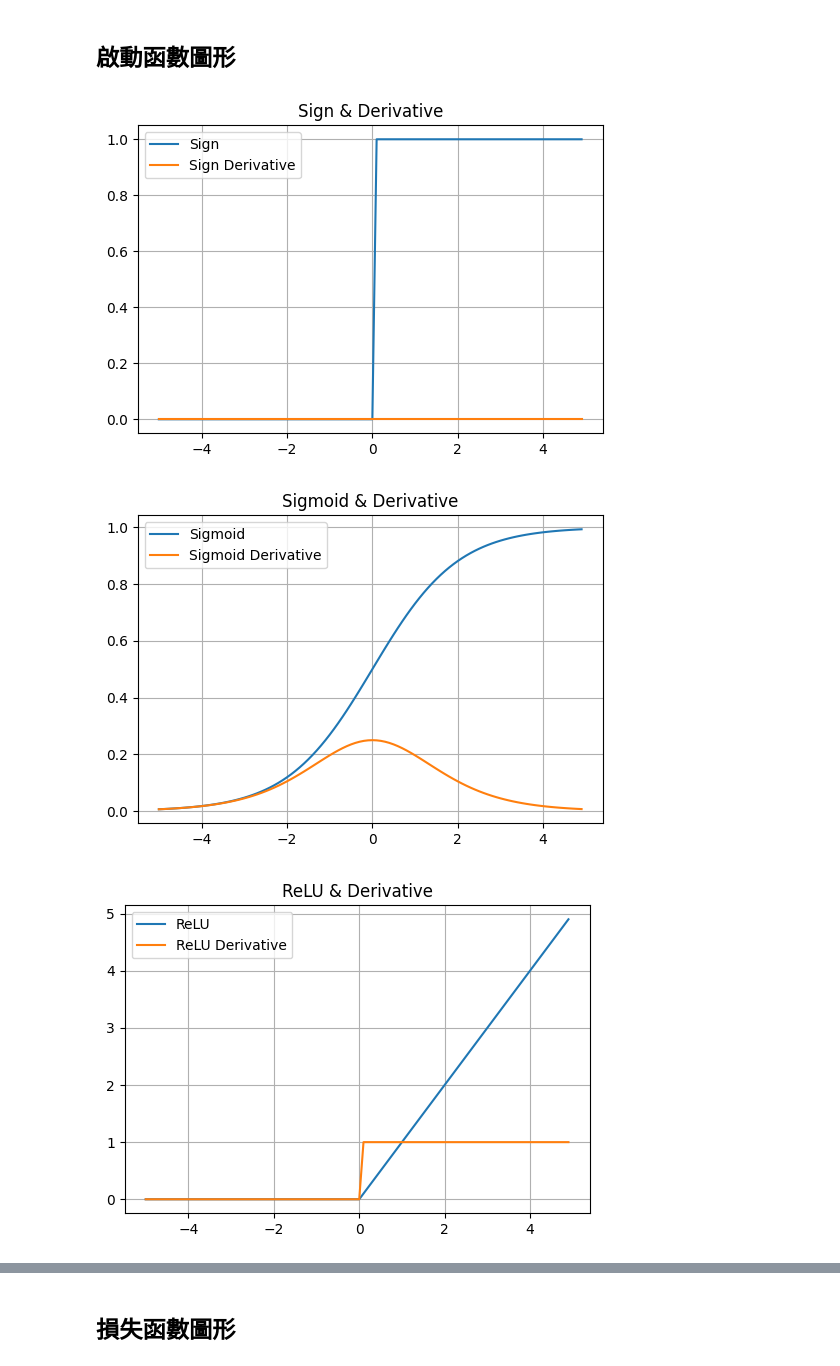
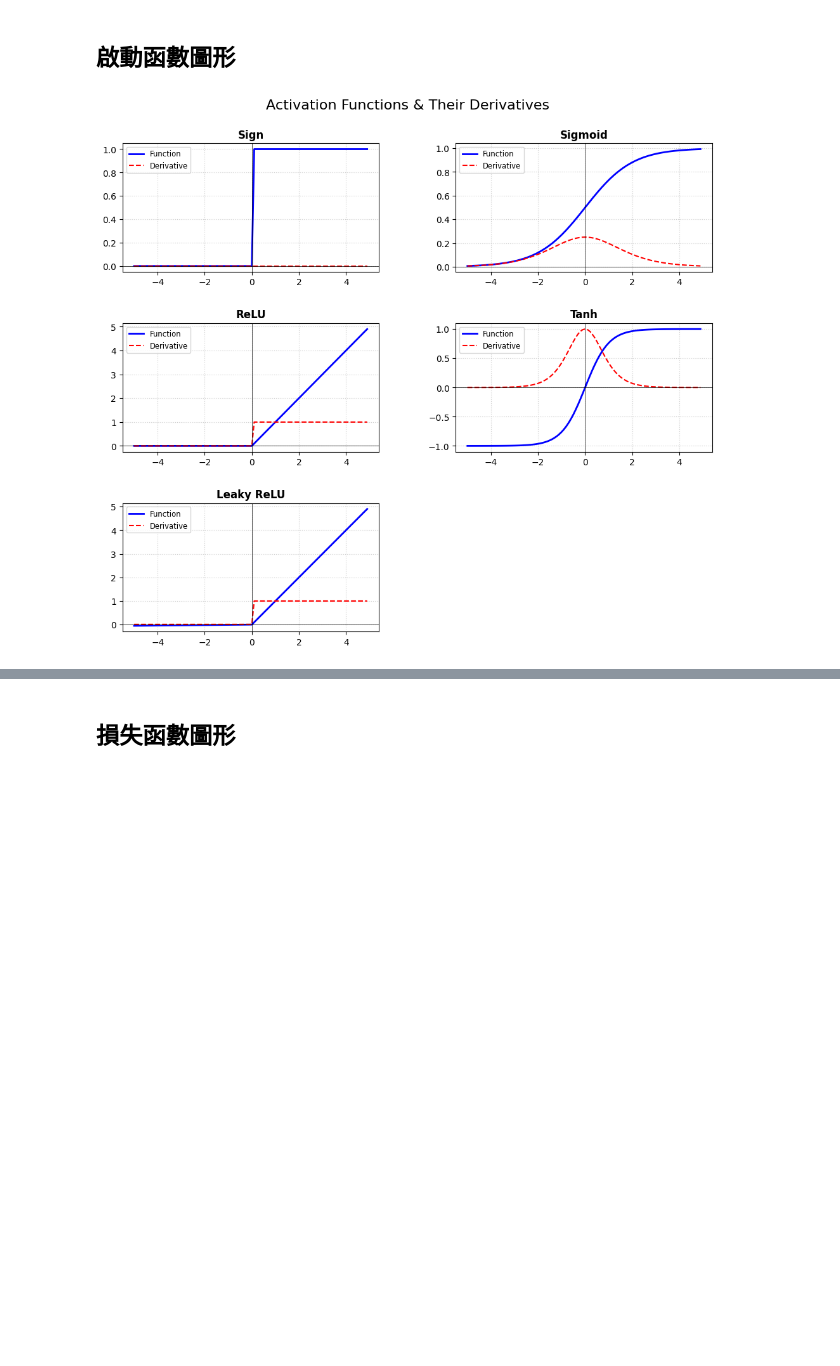
Before and after one commit to billy1125/Machine-Learning, a Jupyter notebook: Common Activation and Loss Functions.ipynb, the cells around one changed output, grey strips where cells are left out. Drawn from its saved outputs; the diff is of its cells as text; code cells hidden in the pictures; blank space fills up the shorter version.

```diff
--- a/Common Activation and Loss Functions.ipynb
+++ b/Common Activation and Loss Functions.ipynb
@@ -57,16 +67,25 @@ def d_binary_cross_entropy(y, y_hat):
     y_hat = np.clip(y_hat, eps, 1 - eps)
     return (y_hat - y) / (y_hat*(1-y_hat)*len(y))
 # %%
-print("Array Data: [1,2,3,0,-4,-5]")
+# 產生 6 個範圍在 -100 到 100 之間的隨機浮點數
+random_data = np.random.uniform(-100, 100, size=6)
+
+print(f"隨機測試數據: \n{random_data}\n")
+print("="*50)
 
 act_funs = [
     ("Sign", sign, d_sign),
     ("Sigmoid", sigmoid, d_sigmoid),
+    ("Softmax", softmax, d_softmax),
     ("ReLU", relu, d_relu),
     ("Tanh", tanh, d_tanh),
     ("Leaky ReLU", leaky_relu, d_leaky_relu)
 ]
 
 for name, f, df in act_funs:
-    print(f"{name}: {f(np.array([1,2,3,0,-4,-5]))}, Derivative: {df(np.array([1,2,3,0,-4,-5]))} \n")
+    val = f(random_data)
+    d_val = df(random_data)
+    print(f"[{name}]")
+    print(f"  結果: {val}")
+    print(f"  導數: {d_val}\n")
 # %% [output]
@@ -84,27 +109,38 @@ Leaky ReLU: [ 1.    2.    3.    0.   -0.04 -0.05], Derivative: [1.   1.   1.   0
 # %% [markdown]
 ## 啟動函數圖形
 # %%
-  # Plot activation functions
-# x = np.linspace(-5, 5, 400)
+import numpy as np
+import matplotlib.pyplot as plt
+
+# --- 設定繪圖數據 ---
 x = np.arange(-5, 5, 0.1)
-
 funcs = [
     ("Sign", sign, d_sign),
     ("Sigmoid", sigmoid, d_sigmoid),
     ("ReLU", relu, d_relu),
     ("Tanh", tanh, d_tanh),
     ("Leaky ReLU", leaky_relu, d_leaky_relu)
 ]
 
-for name, f, df in funcs:
-    plt.figure(figsize=(6,4))
-    plt.plot(x, f(x), label=f"{name}")
-    plt.plot(x, df(x), label=f"{name} Derivative")
-    plt.title(f"{name} & Derivative")
-    plt.legend()
-    plt.grid(True)
-    plt.show()
+# --- 開始畫圖 ---
+plt.figure(figsize=(12, 10)) # 設定畫布大小
+plt.subplots_adjust(hspace=0.4, wspace=0.3) # 調整子圖間距
+
+for i, (name, f, df) in enumerate(funcs, 1):
+    plt.subplot(3, 2, i) # 建立 3列 2欄 的子圖
+
+    # 繪製函數與導函數
+    plt.plot(x, f(x), label="Function", color='blue', linewidth=2)
+    plt.plot(x, df(x), label="Derivative", color='red', linestyle='--', linewidth=1.5)
+
+    # 優化細節
+    plt.axhline(0, color='black', linewidth=0.5) # x 軸線
+    plt.axvline(0, color='black', linewidth=0.5) # y 軸線
+    plt.title(f"{name}", fontsize=12, fontweight='bold')
+    plt.grid(True, which='both', linestyle=':', alpha=0.6)
+    plt.legend(loc='upper left', fontsize='small')
+
+plt.suptitle("Activation Functions & Their Derivatives", fontsize=16, y=0.95)
+plt.show()
 # %% [output]
-[figure, old version]
+[figure, new version]
-[figure, removed]
-[figure, removed]
```
Also changed, not shown: parts of 4 cells of this notebook, 19 other files.
